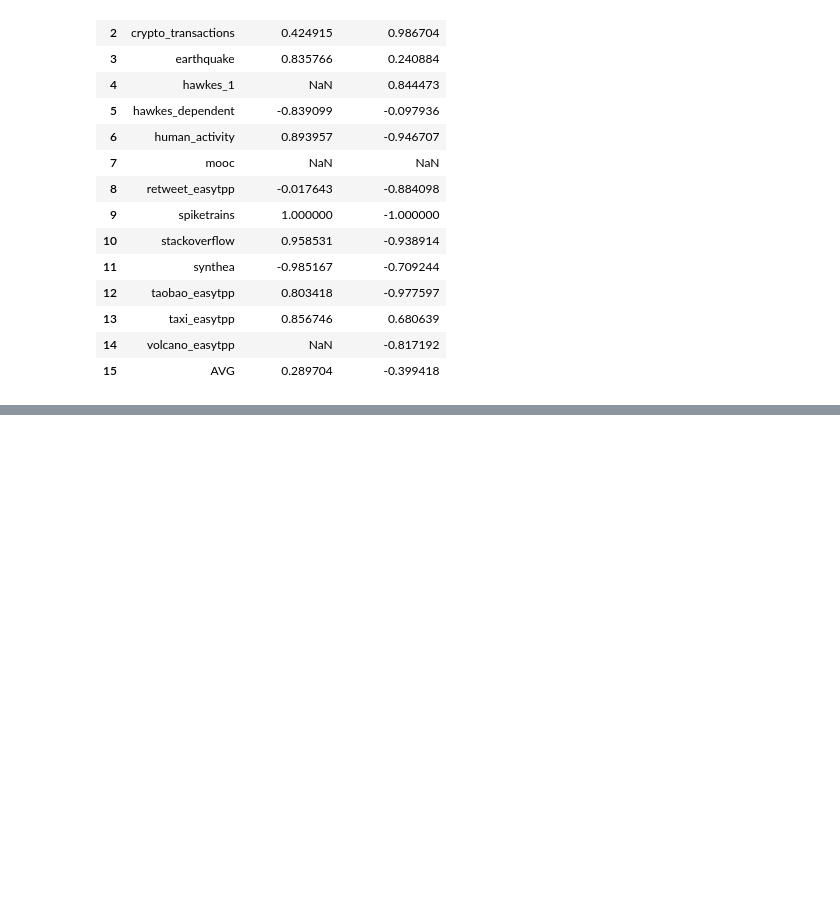
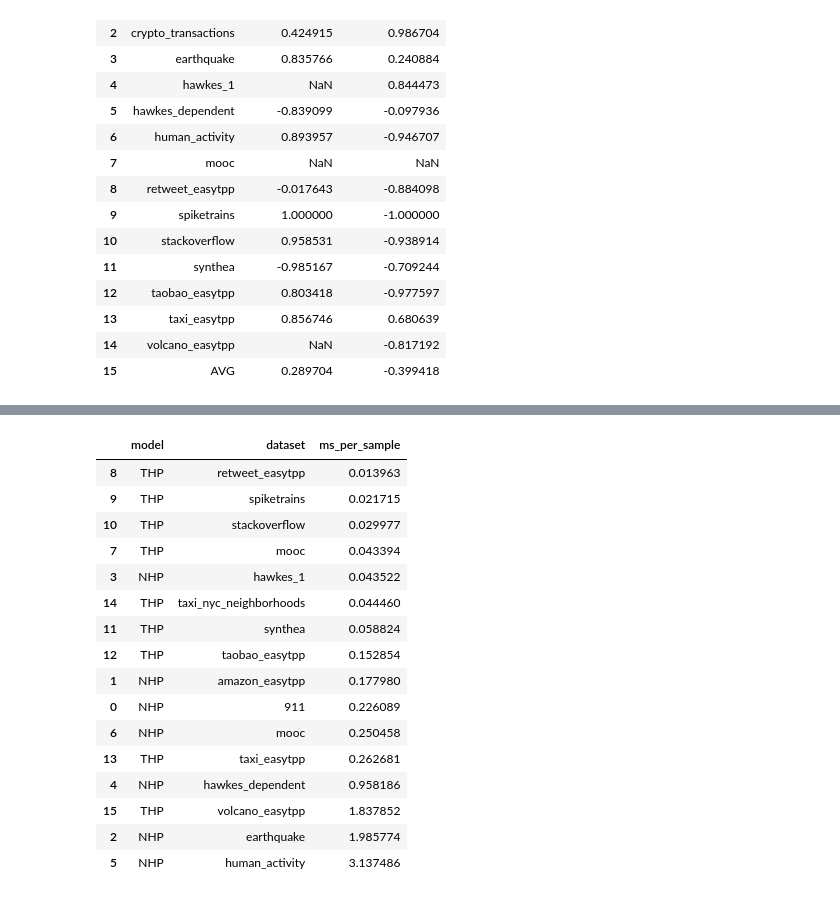
Before and after one commit to JP-SystemsX/MUSES_Eval, a Jupyter notebook: analysis/benchmark.ipynb, the cells around one changed output, grey strips where cells are left out. Cells and saved outputs as stored; diff of their text form; code cells hidden in the pictures; blank space fills up the shorter version.

```diff
--- a/analysis/benchmark.ipynb
+++ b/analysis/benchmark.ipynb
@@ -814,0 +896,33 @@ final_df
+# %%
+def to_ms_per_sample(row):
+    test_n = test_sizes[row["dataset"]]
+    return (row["inference_duration"] * 1000) / test_n
+
+df["ms_per_sample"] = df.apply(to_ms_per_sample, axis=1)
+
+result = (
+    df.groupby(["model", "dataset"])["ms_per_sample"]
+    .mean()
+    .reset_index()
+    .sort_values("ms_per_sample")
+)
+
+result
+# %% [output]
+|  | model | dataset | ms_per_sample |
+| 8 | THP | retweet_easytpp | 0.013963 |
+| 9 | THP | spiketrains | 0.021715 |
+| 10 | THP | stackoverflow | 0.029977 |
+| 7 | THP | mooc | 0.043394 |
+| 3 | NHP | hawkes_1 | 0.043522 |
+| 14 | THP | taxi_nyc_neighborhoods | 0.044460 |
+| 11 | THP | synthea | 0.058824 |
+| 12 | THP | taobao_easytpp | 0.152854 |
+| 1 | NHP | amazon_easytpp | 0.177980 |
+| 0 | NHP | 911 | 0.226089 |
+| 6 | NHP | mooc | 0.250458 |
+| 13 | THP | taxi_easytpp | 0.262681 |
+| 4 | NHP | hawkes_dependent | 0.958186 |
+| 15 | THP | volcano_easytpp | 1.837852 |
+| 2 | NHP | earthquake | 1.985774 |
+| 5 | NHP | human_activity | 3.137486 |
```
Also changed, not shown: parts of 6 cells of this notebook, 3 other files.
